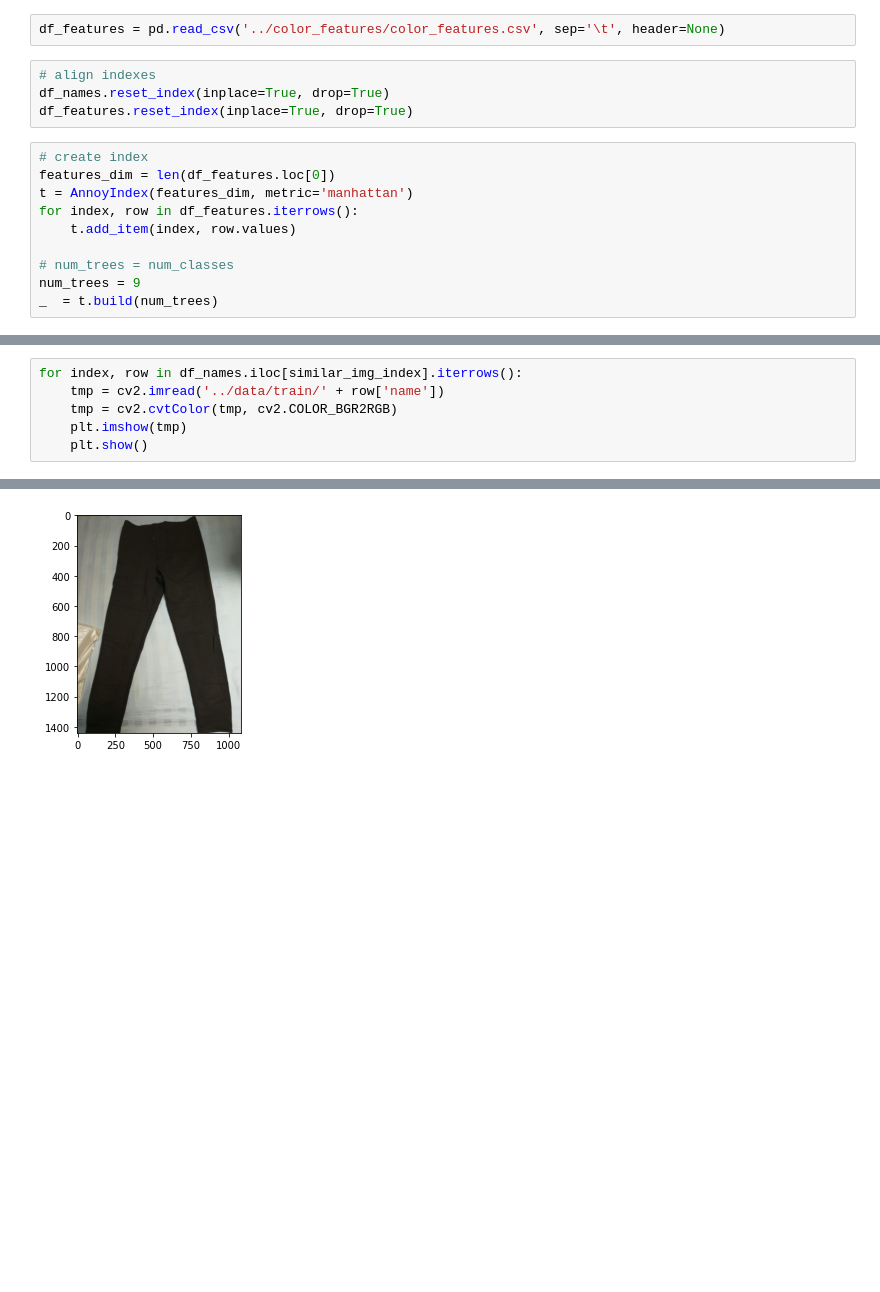
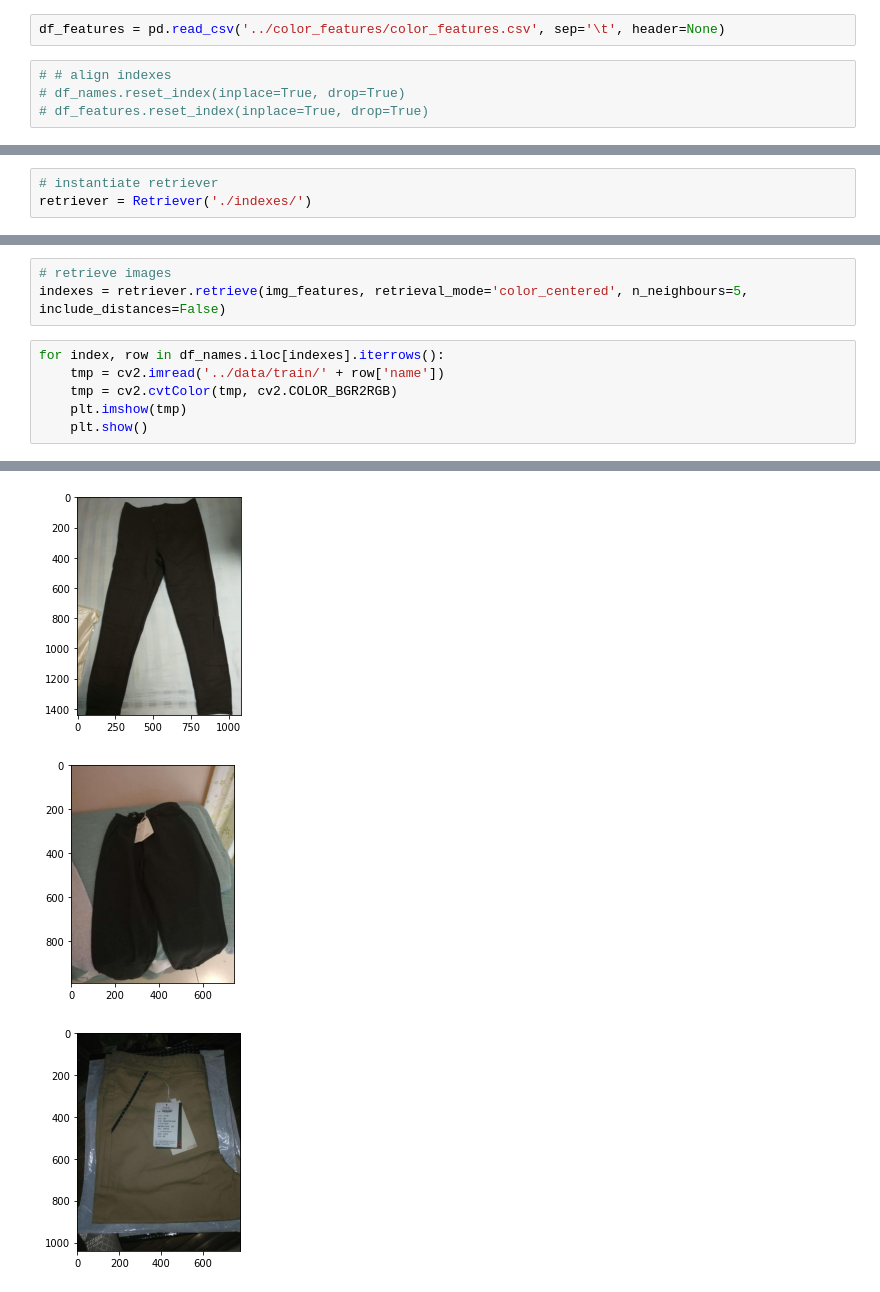
Before and after one commit to rpo19/VisualInformationProject, a Jupyter notebook: TestRetrieval.ipynb, the cells around one changed output, grey strips where cells are left out. Drawn from its saved outputs; the diff is of its cells as text; blank space fills up the shorter version.

Commit message:
added retriever

```diff
--- a/TestRetrieval.ipynb
+++ b/TestRetrieval.ipynb
@@ -18,16 +20,6 @@ df_names = pd.read_csv('../train_filtered.csv')
 # %%
 df_features = pd.read_csv('../color_features/color_features.csv', sep='\t', header=None)
 # %%
-# align indexes
-df_names.reset_index(inplace=True, drop=True)
-df_features.reset_index(inplace=True, drop=True)
+# # align indexes
+# df_names.reset_index(inplace=True, drop=True)
+# df_features.reset_index(inplace=True, drop=True)
-# %%
-# create index
-features_dim = len(df_features.loc[0])
-t = AnnoyIndex(features_dim, metric='manhattan')
-for index, row in df_features.iterrows():
-    t.add_item(index, row.values)
-
-# num_trees = num_classes
-num_trees = 9
-_  = t.build(num_trees)
@@ -35,0 +26,3 @@ similar_img_index = t.get_nns_by_vector(img_features, 3)
+# %%
+# instantiate retriever
+retriever = Retriever('./indexes/')
@@ -36,10 +32,15 @@ similar_img_index = t.get_nns_by_vector(img_features, 3)
+# %%
+# retrieve images
+indexes = retriever.retrieve(img_features, retrieval_mode='color_centered', n_neighbours=5, include_distances=False)
 # %%
-for index, row in df_names.iloc[similar_img_index].iterrows():
+for index, row in df_names.iloc[indexes].iterrows():
     tmp = cv2.imread('../data/train/' + row['name'])
     tmp = cv2.cvtColor(tmp, cv2.COLOR_BGR2RGB)
     plt.imshow(tmp)
     plt.show()
 # %% [output]
 [figure]
 [figure]
 [figure]
+[figure, added]
+[figure, added]
```
Also changed, not shown: parts of 4 cells of this notebook, 1 other file.
